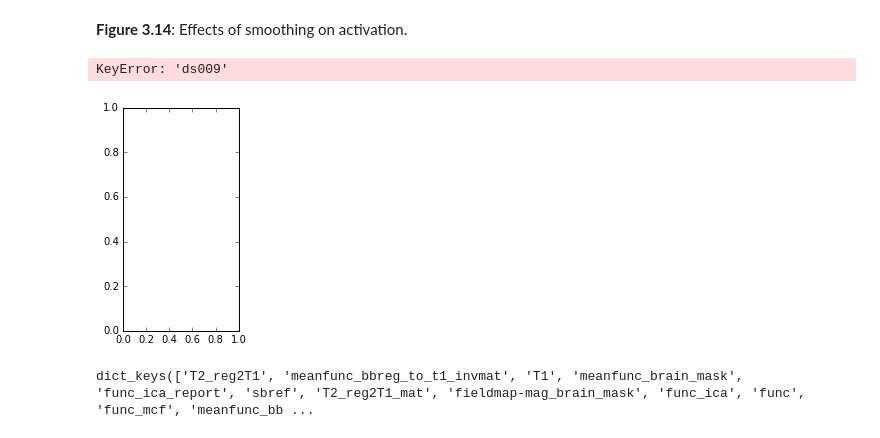
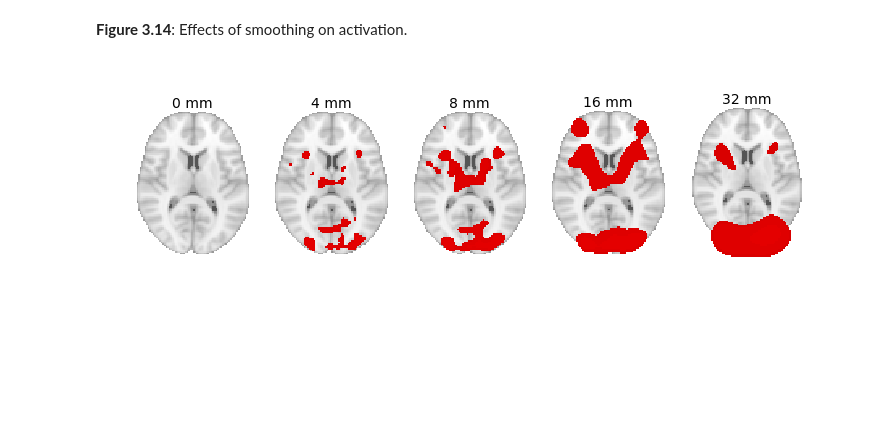
Before and after one commit to poldrack/fmri-handbook-2e-code, a Jupyter notebook: notebooks/Chapter3-Preprocessing/Chapter3-Preprocessing.ipynb, the cells around one changed output. Cells and saved outputs as stored; diff of their text form; code cells hidden in the pictures; blank space fills up the shorter version.

Commit message:
updated to new data structure

```diff
--- a/notebooks/Chapter3-Preprocessing/Chapter3-Preprocessing.ipynb
+++ b/notebooks/Chapter3-Preprocessing/Chapter3-Preprocessing.ipynb
@@ -88,9 +82,9 @@ https://web.stanford.edu/group/poldracklab/fmri-handbook-2e-data/figures-1e/Figu
 fig=plt.figure(figsize=(12,8))
 
 cutcoord=[30]
-mag_img=nibabel.load(config.data['fieldmap-mag'])
-phasediff=nibabel.load(config.data['fieldmap-phasediff'])
-fmap=nibabel.load(config.data['fieldmap'])
+mag_img=nibabel.load(config.data['ds031']['fieldmap-mag'])
+phasediff=nibabel.load(config.data['ds031']['fieldmap-phasediff'])
+fmap=nibabel.load(config.data['ds031']['fieldmap'])
 
 ax1 = plt.subplot2grid((2,3), (0,0))
 nilearn.plotting.plot_anat(mag_img,
@@ -272,32 +257,24 @@ __Figure 3.14__: Effects of smoothing on activation.
 # %%
 ax={}
 fig=plt.figure(figsize=(12,4))
 ctr=0
 for smoothing in [0,4,8,16,32]:
     ax[smoothing] = plt.subplot2grid((1,5), (0,ctr))
     ctr+=1
-    infile=os.path.join(config.data['ds009']['datadir'],
-            #'derivatives/randomise/_copenum_1/_fwhm_%d/randomise__tfce_corrp_tstat1.nii.gz'%(smoothing))
-            'task002_cope001_go_smooth%d.nii.gz'%(smoothing))
+    infile=os.path.join(config.data['ds005']['datadir'],
+                        'derivatives/randomise/_copenum_1/_regtype_ants/_fwhm_%d/randomise__tfce_corrp_tstat1.nii.gz'%(smoothing))
     img=nibabel.load(infile)
     # have to play a trick here because the plotting function
     # makes the image smaller if the mask is completely empty
     data=img.get_data()
     data[50,50,50]=3.1
     newimg=nibabel.Nifti1Image(data,img.get_affine(),img.get_header())
-    nilearn.plotting.plot_stat_map(newimg,threshold=3.0,
+    nilearn.plotting.plot_stat_map(newimg,threshold=0.95,
                                   display_mode='z',
                                   cut_coords=[10],
                                   colorbar=False,annotate=False,axes=ax[smoothing])
-    plt.title('%d mm'%smoothing)
+    plt.title('%d mm'%smoothing,fontsize=14)
 
 plt.savefig(os.path.join(config.figuredir,'Figure_3_14.'+config.img_format),format=config.img_format,dpi=1200)
 # %% [output]
-KeyError: 'ds009'
-[figure, old version]
+[figure, new version]
-# %%
-
-
-config.data.keys()
-# %% [output]
-dict_keys(['T2_reg2T1', 'meanfunc_bbreg_to_t1_invmat', 'T1', 'meanfunc_brain_mask', 'func_ica_report', 'sbref', 'T2_reg2T1_mat', 'fieldmap-mag_brain_mask', 'func_ica', 'func', 'func_mcf', 'meanfunc_bb ...
```
Also changed, not shown: parts of 10 cells of this notebook, 1 other file.
